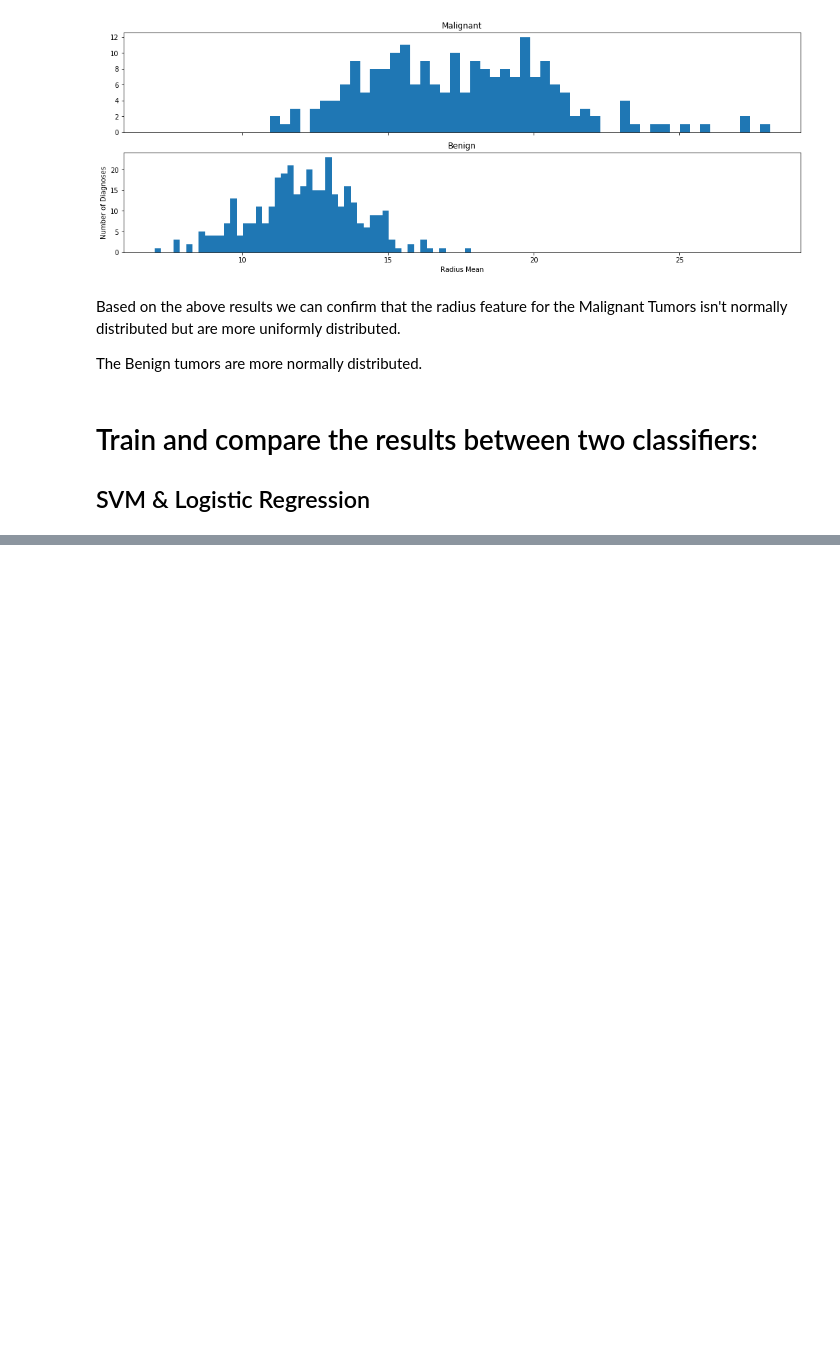
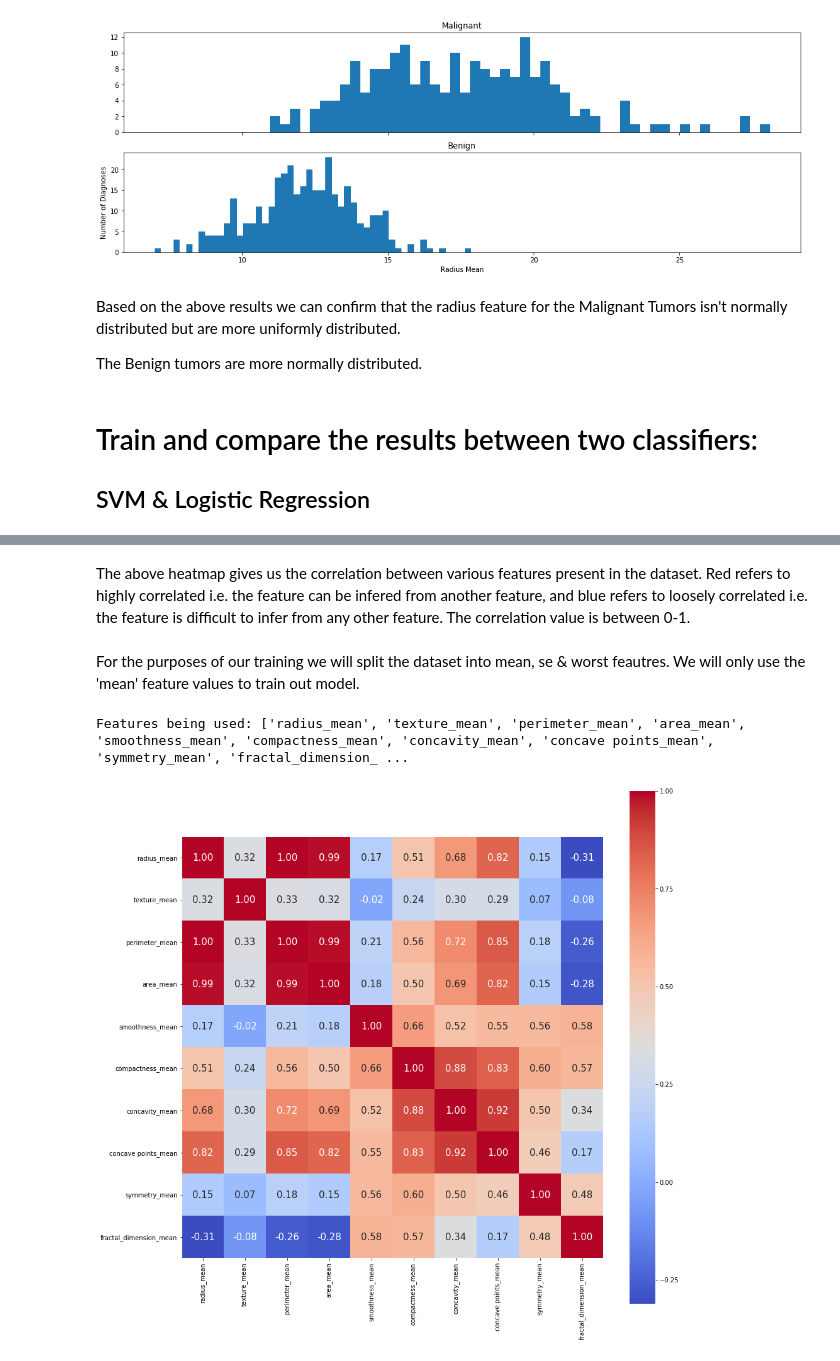
Before and after one commit to omega08/Wisconsin-Breast-Cancer-, a Jupyter notebook: Wisconsin Breast Cancer Dataset.ipynb, the cells around one changed output, grey strips where cells are left out. Drawn from its saved outputs; the diff is of its cells as text; code cells hidden in the pictures; blank space fills up the shorter version.

Commit message:
Plotted heatmaps and split data into training & testing sets

```diff
--- a/Wisconsin Breast Cancer Dataset.ipynb
+++ b/Wisconsin Breast Cancer Dataset.ipynb
@@ -20,7 +21,7 @@ import numpy as np
 # Setup training data
 # and define the various coloumn headers
 
-training_data_filename = "data.csv"
+input_data_filename = "data.csv"
 
 id_header = "id"
 diagnosis_header = "diagnosis"
@@ -66,4 +67,8 @@ input_data_coloumns = [ id_header, diagnosis_header, radiusMean_header, textureM
                        fractalDimensionWorst_header]
 
 # Reading the data using Pandas. We will skip the first row because it contains headers.
-training_data = pd.read_csv(training_data_filename, names=input_data_coloumns, delimiter=',', skiprows=1)
+input_data = pd.read_csv(input_data_filename, names=input_data_coloumns, delimiter=',', skiprows=1)
+
+# From this training data we will find the count of the Malignant and Benign cancers present
+print ("Number of Malignant tumors: ", input_data.id[input_data.diagnosis == "M"].count())
+print ("Number of Benign tumors: ", input_data.id[input_data.diagnosis == "B"].count())
@@ -147,0 +160,15 @@ The Benign tumors are more normally distributed.
+# %%
+# We will first identify which features to
+# use by generating a heatmap of the dataset and saving it to a file 'heatmap.png'
+
+# Before we correlate data, we will drop the 'id_header' value as it is only an identifer
+# and has no impact on the actual quality of the data
+input_data.drop("id", axis=1, inplace=True)
+
+# Correlating features
+correlating_features = input_data.corr()
+plt.figure(figsize=(100,100))
+sb_heatmap = sb.heatmap(correlating_features, cbar = True,  square = True, annot=True, fmt= '.2f',annot_kws={'size':30},
+           cmap= 'coolwarm')
+sb_plot = sb_heatmap.get_figure()
+sb_plot.savefig('heatmap.png')
@@ -147,0 +177,20 @@ The Benign tumors are more normally distributed.
+# %% [markdown]
+The above heatmap gives us the correlation between various features present in the dataset. Red refers to highly correlated i.e. the feature can be infered from another feature, and blue refers to loosely correlated i.e. the feature is difficult to infer from any other feature. The correlation value is between 0-1.
+# %% [markdown]
+For the purposes of our training we will split the dataset into mean, se & worst feautres. We will only use the 'mean' feature values to train out model.
+# %%
+# Correlate only the 'mean' features to eliminate data overlap
+mean_features = list(input_data.columns[1:11])
+print("Features being used:", mean_features)
+
+
+# Correlating Mean features
+correlating_mean_features = input_data[mean_features].corr()
+plt.figure(figsize=(15,15))
+sb_mean_heatmap = sb.heatmap(correlating_mean_features, cbar = True,  square = True, annot=True, fmt= '.2f',annot_kws={'size':15},
+           cmap= 'coolwarm')
+sb_mean_plot = sb_mean_heatmap.get_figure()
+sb_mean_plot.savefig('mean_features_heatmap.png')
+# %% [output]
+Features being used: ['radius_mean', 'texture_mean', 'perimeter_mean', 'area_mean', 'smoothness_mean', 'compactness_mean', 'concavity_mean', 'concave points_mean', 'symmetry_mean', 'fractal_dimension_ ...
+[figure, added]
```
Also changed, not shown: parts of 12 cells of this notebook, 2 other files.
